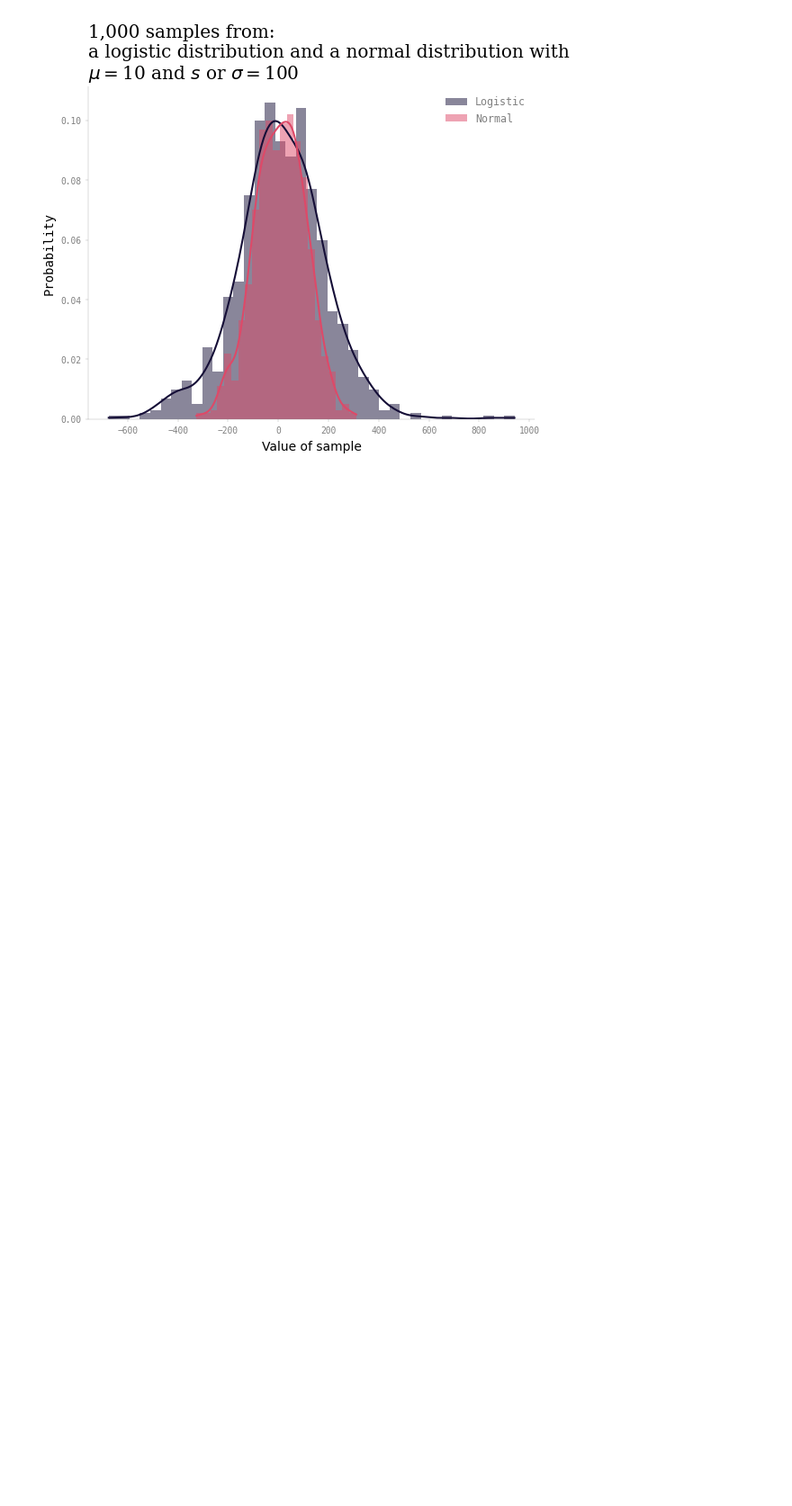
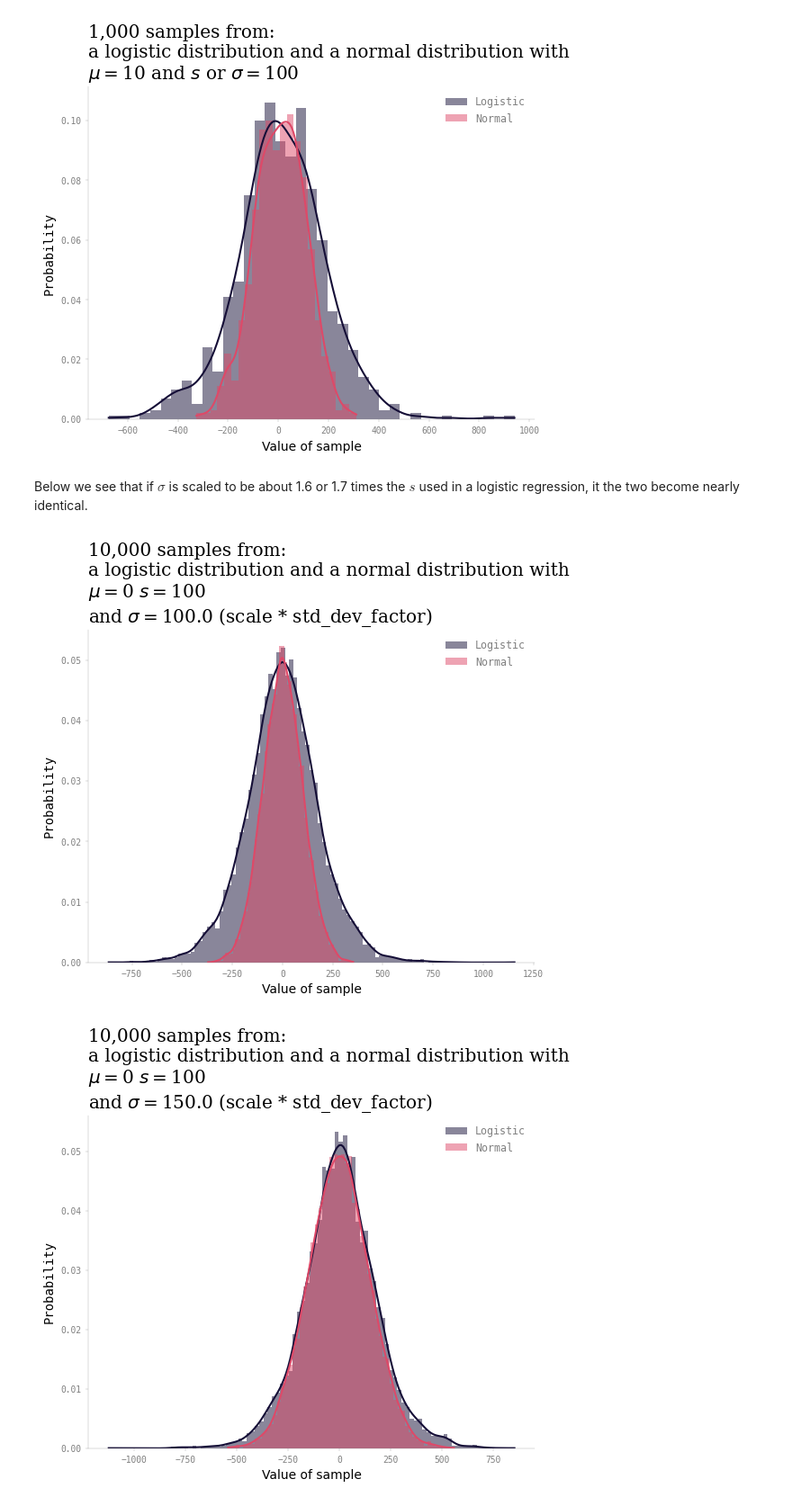
Before and after one commit to KatlehoJordan/ds-playground, a Jupyter notebook: python/notebooks/numpy_tutorial/logistic-distribution.ipynb, the cells around one changed output. Shown at 90% size. Cells and saved outputs as stored; diff of their text form; code cells hidden in the pictures; blank space fills up the shorter version.

```diff
--- a/python/notebooks/numpy_tutorial/logistic-distribution.ipynb
+++ b/python/notebooks/numpy_tutorial/logistic-distribution.ipynb
@@ -181,3 +181,76 @@ for loc in locs_to_cycle_through:
 [figure]
 [figure]
 [figure]
+# %% [markdown]
+Below we see that if $\sigma$ is scaled to be about 1.6 or 1.7 times the $s$ used in a logistic regression, it the two become nearly identical.
+# %%
+import seaborn as sns # type: ignore
+import matplotlib.pyplot as plt
+import numpy as np
+
+plt.style.use('my_mpl_stylesheet.mpltstyle')
+
+def choose_my_color(integer: int = 0) -> str:
+    return (plt.rcParams["axes.prop_cycle"] # type: ignore
+            .by_key()["color"][integer]
+            )
+
+def plot_logistic_and_normal(
+        loc: float = 0,
+        scale: float = 1,
+        size: int = 10_000,
+        bw_adjust: float = 1,
+        std_dev_factor: float = 1
+    ) -> None:
+
+    my_logistic = np.random.logistic(loc=loc, scale=scale, size=size)
+
+    ax = plt.subplots()[1] # type: ignore
+
+    sns.histplot( # type: ignore
+        my_logistic,
+        ax=ax,
+        stat='probability',
+        kde=True,
+        kde_kws={'bw_adjust' : bw_adjust},
+        edgecolor='None',
+        color=choose_my_color(0),
+        label='Logistic'
+    )
+
+    my_normal = np.random.normal(
+        loc=loc,
+        scale=scale * std_dev_factor,
+        size=size
+        )
+
+    sns.histplot( # type: ignore
+        my_normal,
+        ax=ax,
+        stat='probability',
+        kde=True,
+        kde_kws={'bw_adjust' : bw_adjust},
+        edgecolor='None',
+        color=choose_my_color(5),
+        label='Normal'
+    )
+
+    ax.legend() # type: ignore
+
+    plt.title( # type: ignore
+        label=f'{size:,} samples from:\n'
+        'a logistic distribution and a normal distribution with\n'
+        fr'$\mu=${loc:,} $s=${scale:,.0f}'
+        '\n'
+        fr'and $\sigma=${scale * std_dev_factor:,.1f} (scale * std_dev_factor)',
+        family='serif'
+    )
+
+    plt.xlabel(xlabel='Value of sample', family='sans-serif') # type: ignore
+
+factors_to_cycle_through = [1, 1.5, 1.6, 1.7, 1.8]
+for factor in factors_to_cycle_through:
+    plot_logistic_and_normal(loc=0, scale=scale, std_dev_factor=factor)
+# %% [output]
+[figure, added]
+[figure, added]
```
Also changed, not shown: parts of 2 cells of this notebook, 3 other files.
